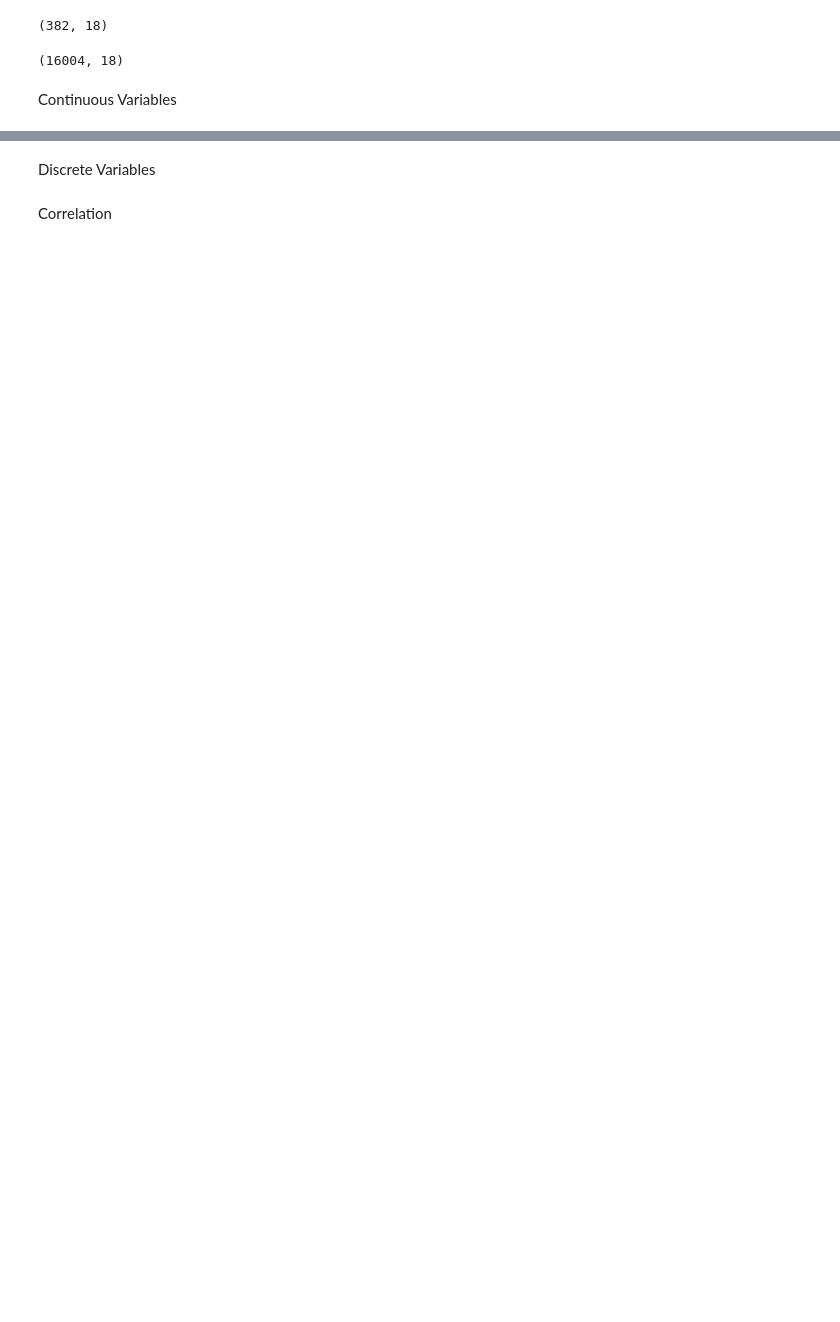
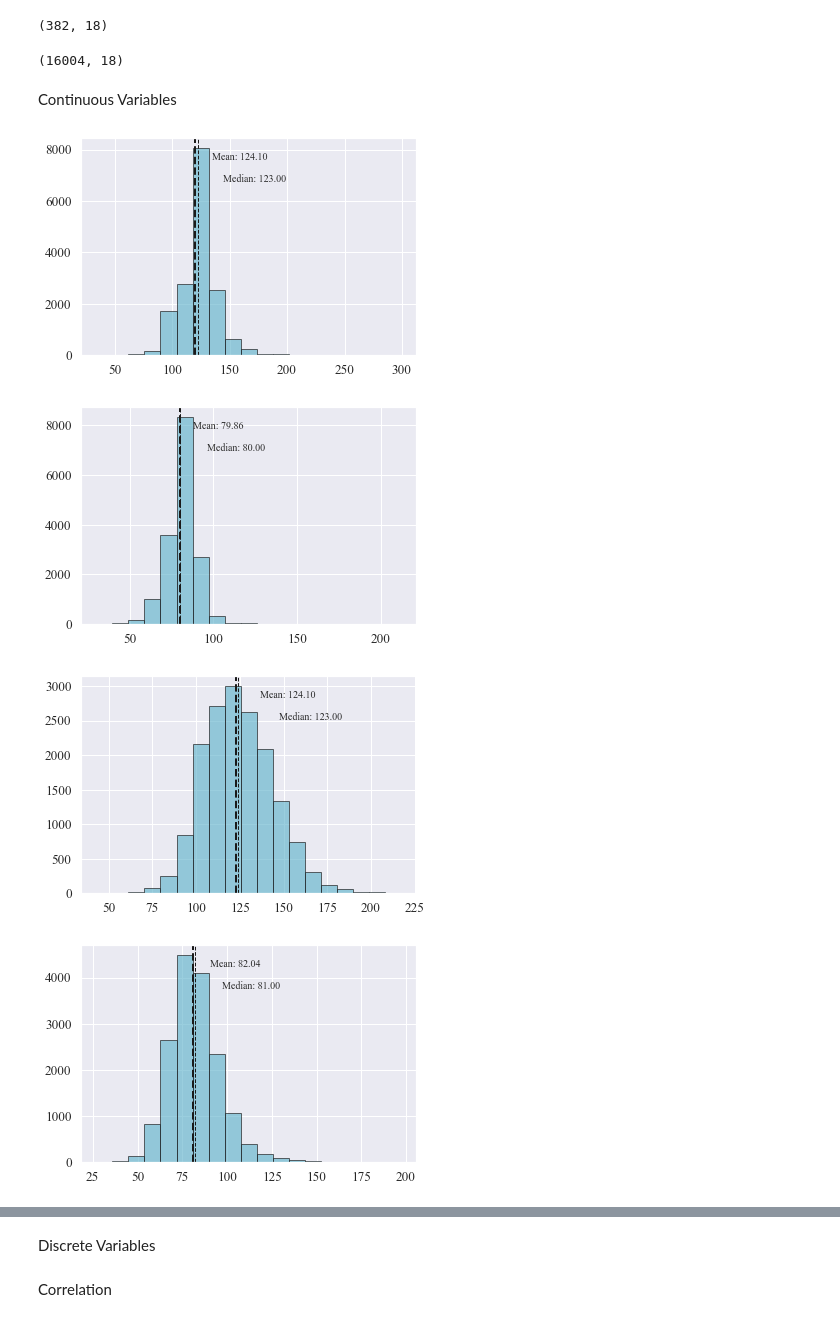
Before and after one commit to farrukh-ahmed/Case-Studies---Project-1, a Jupyter notebook: Notebooks/Project1-descriptive-data-analysis.ipynb, the cells around one changed output, grey strips where cells are left out. Drawn from its saved outputs; the diff is of its cells as text; code cells hidden in the pictures; blank space fills up the shorter version.

Commit message:
Added Continuous variables Histogram plots
Two different methods for histogram.

```diff
--- a/Notebooks/Project1-descriptive-data-analysis.ipynb
+++ b/Notebooks/Project1-descriptive-data-analysis.ipynb
@@ -140,3 +140,64 @@ data_df_wo_nan.shape
 (16004, 18)
 # %% [markdown]
 Continuous Variables
+# %%
+# Histogram Plot of the schaetzwert_bp_sys
+min_value = data_df['schaetzwert_bp_sys'].min()
+max_value = data_df['schaetzwert_bp_sys'].max()
+bins = np.linspace(min_value,max_value,20)
+
+result = plt.hist(data_df['schaetzwert_bp_sys'], bins = bins, color='c', edgecolor='k', alpha=0.65)
+plt.axvline(data_df['schaetzwert_bp_sys'].mean(), color='k', linestyle='dashed', linewidth=1)
+plt.axvline(data_df['schaetzwert_bp_sys'].median(), color='k', linestyle='dashed', linewidth=2)
+
+min_ylim, max_ylim = plt.ylim()
+plt.text(data_df['schaetzwert_bp_sys'].mean()*1.1, max_ylim*0.9, 'Mean: {:.2f}'.format(data_df['messwert_bp_sys'].mean()))
+plt.text(data_df['schaetzwert_bp_sys'].median()*1.2, max_ylim*0.8, 'Median: {:.2f}'.format(data_df['messwert_bp_sys'].median()))
+plt.show()
+
+# Histogram Plot of the schaetzwert_by_dia
+min_value = data_df['schaetzwert_by_dia'].min()
+max_value = data_df['schaetzwert_by_dia'].max()
+bins = np.linspace(min_value,max_value,20)
+
+result = plt.hist(data_df['schaetzwert_by_dia'], bins = bins, color='c', edgecolor='k', alpha=0.65)
+plt.axvline(data_df['schaetzwert_by_dia'].mean(), color='k', linestyle='dashed', linewidth=1)
+plt.axvline(data_df['schaetzwert_by_dia'].median(), color='k', linestyle='dashed', linewidth=2)
+
+min_ylim, max_ylim = plt.ylim()
+plt.text(data_df['schaetzwert_by_dia'].mean()*1.1, max_ylim*0.9, 'Mean: {:.2f}'.format(data_df['schaetzwert_by_dia'].mean()))
+plt.text(data_df['schaetzwert_by_dia'].median()*1.2, max_ylim*0.8, 'Median: {:.2f}'.format(data_df['schaetzwert_by_dia'].median()))
+plt.show()
+
+# Histogram Plot of the messwert_bp_sys
+min_value = data_df['messwert_bp_sys'].min()
+max_value = data_df['messwert_bp_sys'].max()
+bins = np.linspace(min_value,max_value,20)
+
+result = plt.hist(data_df['messwert_bp_sys'], bins = bins, color='c', edgecolor='k', alpha=0.65)
+plt.axvline(data_df['messwert_bp_sys'].mean(), color='k', linestyle='dashed', linewidth=1)
+plt.axvline(data_df['messwert_bp_sys'].median(), color='k', linestyle='dashed', linewidth=2)
+
+min_ylim, max_ylim = plt.ylim()
+plt.text(data_df['messwert_bp_sys'].mean()*1.1, max_ylim*0.9, 'Mean: {:.2f}'.format(data_df['messwert_bp_sys'].mean()))
+plt.text(data_df['messwert_bp_sys'].median()*1.2, max_ylim*0.8, 'Median: {:.2f}'.format(data_df['messwert_bp_sys'].median()))
+plt.show()
+
+# Histogram Plot of the messwert_bp_dia
+min_value = data_df['messwert_bp_dia'].min()
+max_value = data_df['messwert_bp_dia'].max()
+bins = np.linspace(min_value,max_value,20)
+
+result = plt.hist(data_df['messwert_bp_dia'], bins = bins, color='c', edgecolor='k', alpha=0.65)
+plt.axvline(data_df['messwert_bp_dia'].mean(), color='k', linestyle='dashed', linewidth=1)
+plt.axvline(data_df['messwert_bp_dia'].median(), color='k', linestyle='dashed', linewidth=2)
+
+min_ylim, max_ylim = plt.ylim()
+plt.text(data_df['messwert_bp_dia'].mean()*1.1, max_ylim*0.9, 'Mean: {:.2f}'.format(data_df['messwert_bp_dia'].mean()))
+plt.text(data_df['messwert_bp_dia'].median()*1.2, max_ylim*0.8, 'Median: {:.2f}'.format(data_df['messwert_bp_dia'].median()))
+plt.show()
+# %% [output]
+[figure, added]
+[figure, added]
+[figure, added]
+[figure, added]
```
Also changed, not shown: parts of 2 cells of this notebook, 5 other files.
